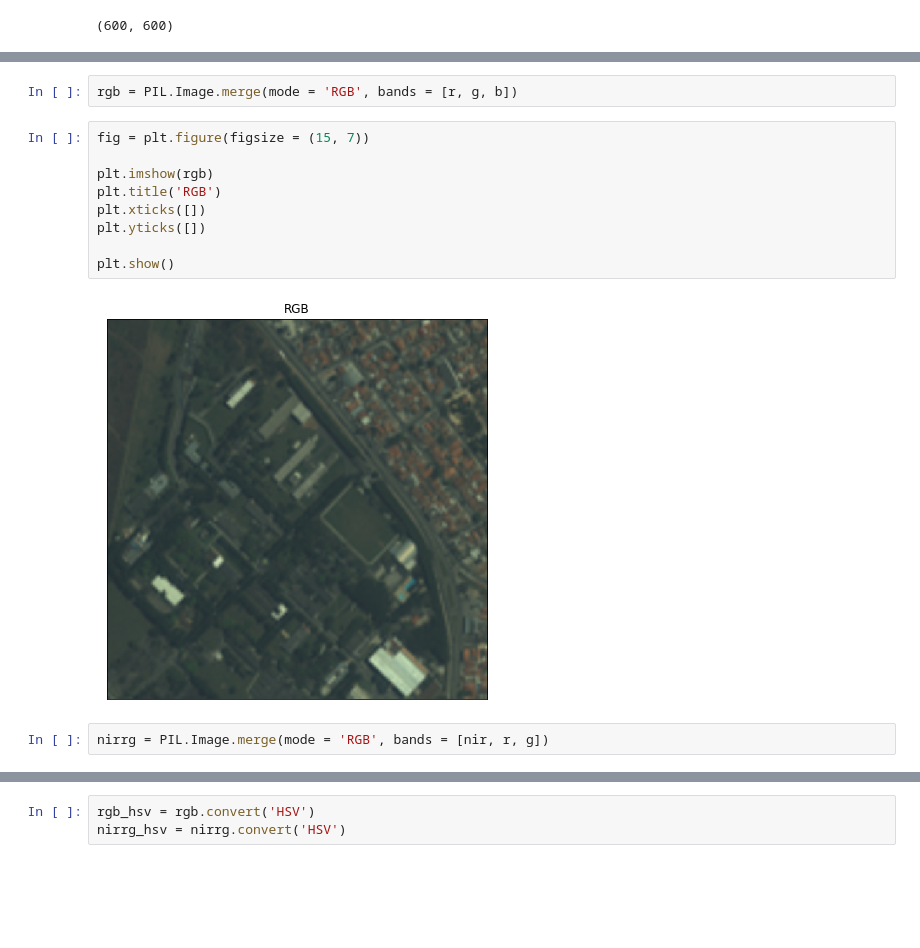
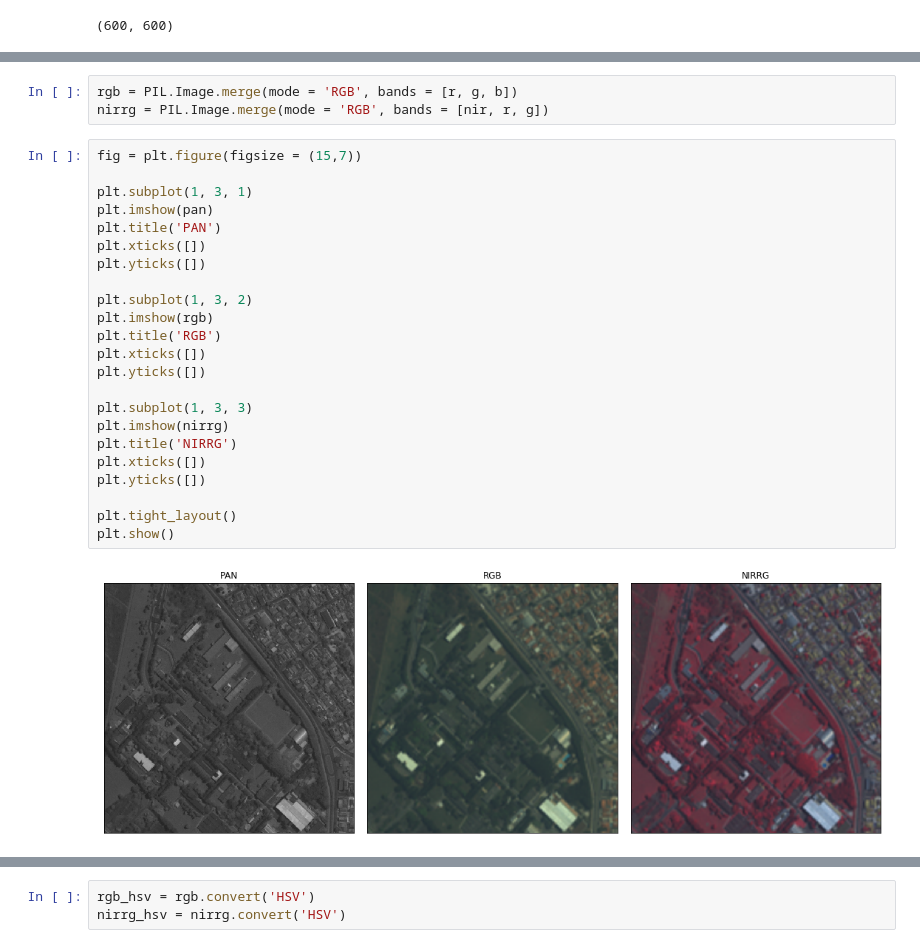
Before and after one commit to achiaver/remote_sensing, a Jupyter notebook: 02_Trabalhos/notebooks/trabalho_AISR.ipynb, the cells around one changed output, grey strips where cells are left out. Saved outputs shown, nothing was run; the diff lists cells and outputs as text; blank space fills up the shorter version.

```diff
--- a/02_Trabalhos/notebooks/trabalho_AISR.ipynb
+++ b/02_Trabalhos/notebooks/trabalho_AISR.ipynb
@@ -87,15 +109,28 @@ print(np.asarray(r).shape)
 # %%
 rgb = PIL.Image.merge(mode = 'RGB', bands = [r, g, b])
+nirrg = PIL.Image.merge(mode = 'RGB', bands = [nir, r, g])
 # %%
-fig = plt.figure(figsize = (15, 7))
+fig = plt.figure(figsize = (15,7))
 
+plt.subplot(1, 3, 1)
+plt.imshow(pan)
+plt.title('PAN')
+plt.xticks([])
+plt.yticks([])
+
+plt.subplot(1, 3, 2)
 plt.imshow(rgb)
 plt.title('RGB')
 plt.xticks([])
 plt.yticks([])
 
+plt.subplot(1, 3, 3)
+plt.imshow(nirrg)
+plt.title('NIRRG')
+plt.xticks([])
+plt.yticks([])
+
+plt.tight_layout()
 plt.show()
 # %% [output]
-[figure, old version]
+[figure, new version]
-# %%
-nirrg = PIL.Image.merge(mode = 'RGB', bands = [nir, r, g])
```
Also changed, not shown: parts of 14 cells of this notebook.
